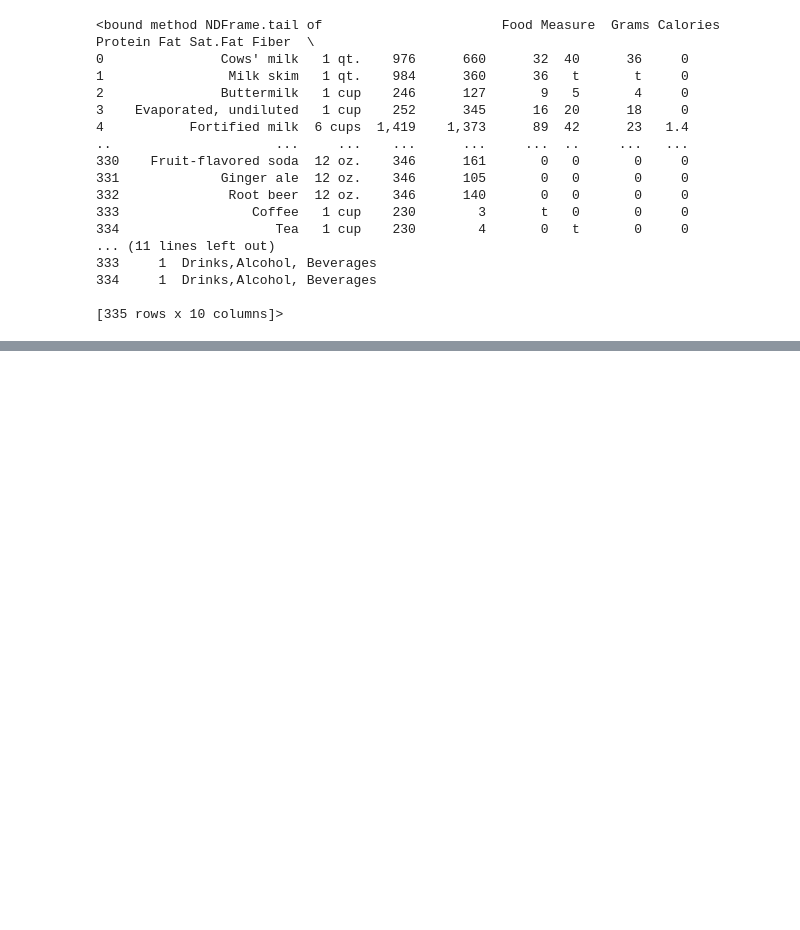
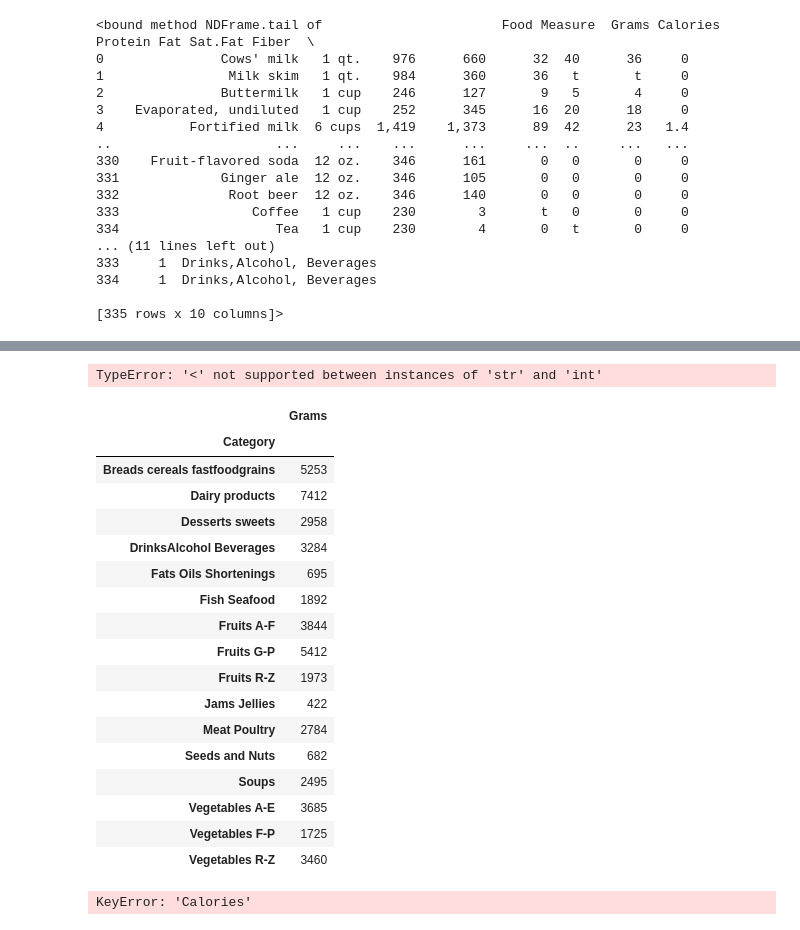
Before and after one commit to gamze-guzel/FindYourRecipe, a Jupyter notebook: Nutrition.ipynb, the cells around one changed output, grey strips where cells are left out. Cells and saved outputs as stored; diff of their text form; code cells hidden in the pictures; blank space fills up the shorter version.

```diff
--- a/Nutrition.ipynb
+++ b/Nutrition.ipynb
@@ -121,7 +121,7 @@ df.head()
 # %%
 df=df.replace(",","", regex=True)
 df['Fiber']=df['Fiber'].replace("a","", regex=True)
-# df['Calories'][91]=(8+44)/2
+df['Calories'][91]=(8+44)/2
 # %%
 df['Grams']=pd.to_numeric(df['Grams'])
 df['Calories']=pd.to_numeric(df['Calories'])
@@ -203,3 +180,63 @@ fig.show()
 [interactive output not drawn]
 # %%
 # What food has the most calories?
+# %%
+fats= df.sort_values(by='Fat', ascending= False)
+top_20_fat=fats.head(20)
+fig = px.bar(top_20_fat, x='Food', y='Calories', color='Calories', title=' Fat Content and Calories')
+fig.show()
+# %% [output]
+TypeError: '<' not supported between instances of 'str' and 'int'
+# %%
+category_dist=df.groupby(['Category']).sum()
+category_dist
+# %% [output]
+|  | Grams |
+| Category |  |
+| Breads cereals fastfoodgrains | 5253 |
+| Dairy products | 7412 |
+| Desserts sweets | 2958 |
+| DrinksAlcohol Beverages | 3284 |
+| Fats Oils Shortenings | 695 |
+| Fish Seafood | 1892 |
+| Fruits A-F | 3844 |
+| Fruits G-P | 5412 |
+| Fruits R-Z | 1973 |
+| Jams Jellies | 422 |
+| Meat Poultry | 2784 |
+| Seeds and Nuts | 682 |
+| Soups | 2495 |
+| Vegetables A-E | 3685 |
+| Vegetables F-P | 1725 |
+| Vegetables R-Z | 3460 |
+# %%
+category_dist=df.groupby(['Category']).sum()
+from plotly.subplots import make_subplots
+import plotly.graph_objects as go
+
+fig = make_subplots(
+    rows=2, cols=3,
+    specs=[[{"type": "domain"},{"type": "domain"},{"type": "domain"}],[{"type": "domain"},{"type": "domain"},{"type": "domain"}]])
+
+fig.add_trace(go.Pie(values=category_dist['Calories'].values, title='CALORIES', labels=category_dist.index,marker=dict(colors=['#100b','#f00560'], line=dict(color='#FFFFFF', width=2.5))),
+              row=1, col=1)
+
+fig.add_trace(go.Pie(values=category_dist['Fat'].values,title='FAT', labels=category_dist.index,marker=dict(colors=['#100b','#f00560'], line=dict(color='#FFFFFF', width=2.5))),
+              row=1, col=2)
+
+fig.add_trace(go.Pie(values=category_dist['Protein'].values,title='PROTEIN', labels=category_dist.index,marker=dict(colors=['#100b','#f00560'], line=dict(color='#FFFFFF', width=2.5))),
+              row=1, col=3)
+
+fig.add_trace(go.Pie(values=category_dist['Fiber'].values,title='FIBER', labels=category_dist.index,marker=dict(colors=['#100b','#f00560'], line=dict(color='#FFFFFF', width=2.5))),
+              row=2, col=1)
+
+fig.add_trace(go.Pie(values=category_dist['Sat.Fat'].values,title='SAT.FAT', labels=category_dist.index,marker=dict(colors=['#100b','#f00560'], line=dict(color='#FFFFFF', width=2.5))),
+              row=2, col=2)
+
+fig.add_trace(go.Pie(values=category_dist['Carbs'].values,title='CARBS', labels=category_dist.index,marker=dict(colors=['#100b','#f00560'], line=dict(color='#FFFFFF', width=2.5))),
+              row=2, col=3)
+fig.update_layout(title_text="Category wise distribution of all metrics",height=700, width=1000)
+
+fig.show()
+# %% [output]
+KeyError: 'Calories'
```
Also changed, not shown: parts of 11 cells of this notebook.
